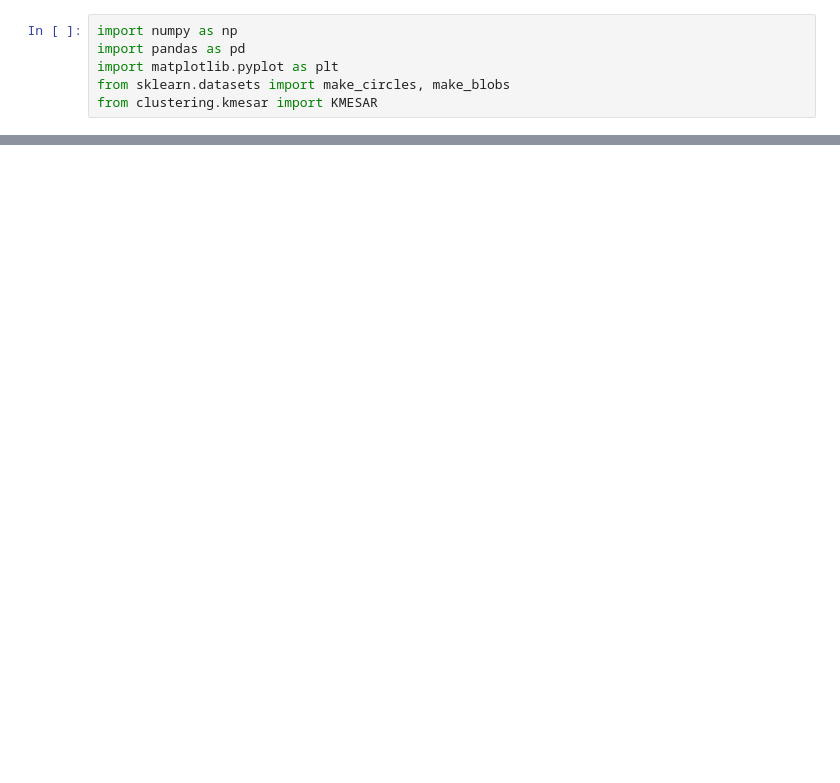
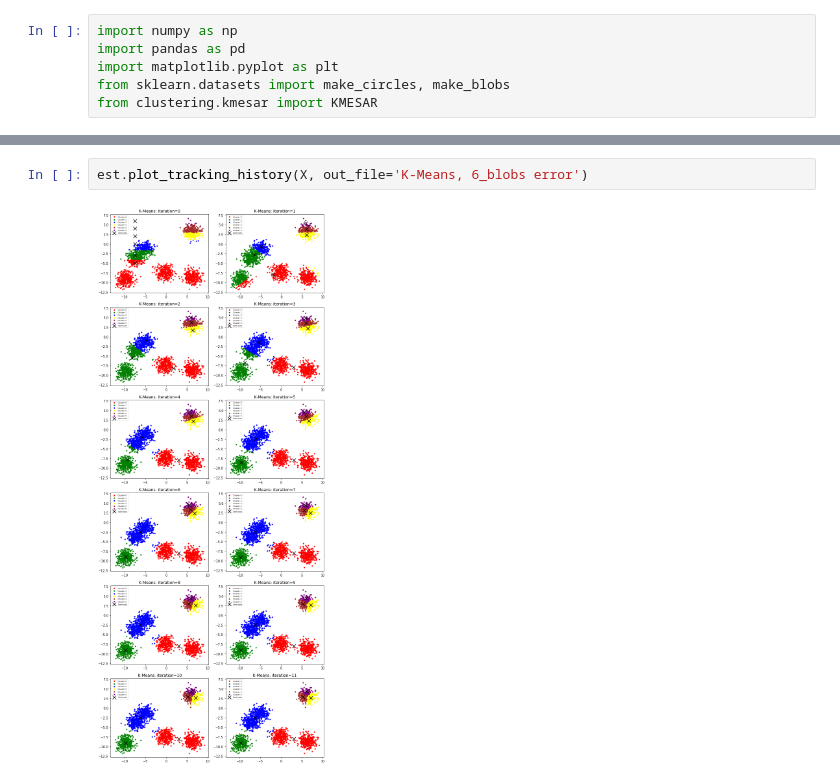
Before and after one commit to alexein777/K-MESA, a Jupyter notebook: test_kmesar_different.ipynb, the cells around one changed output, grey strips where cells are left out. Drawn from its saved outputs; the diff is of its cells as text; blank space fills up the shorter version.

```diff
--- a/test_kmesar_different.ipynb
+++ b/test_kmesar_different.ipynb
@@ -39,0 +45,4 @@ Text(0.5, 1.0, 'KMESAR: k_clusters=5, n_iter=20, total_annealings=38, SSE= 1.99e
+# %%
+est.plot_tracking_history(X, out_file='K-Means, 6_blobs error')
+# %% [output]
+[figure, added]
```
Also changed, not shown: parts of 9 cells of this notebook, 15 other files.
